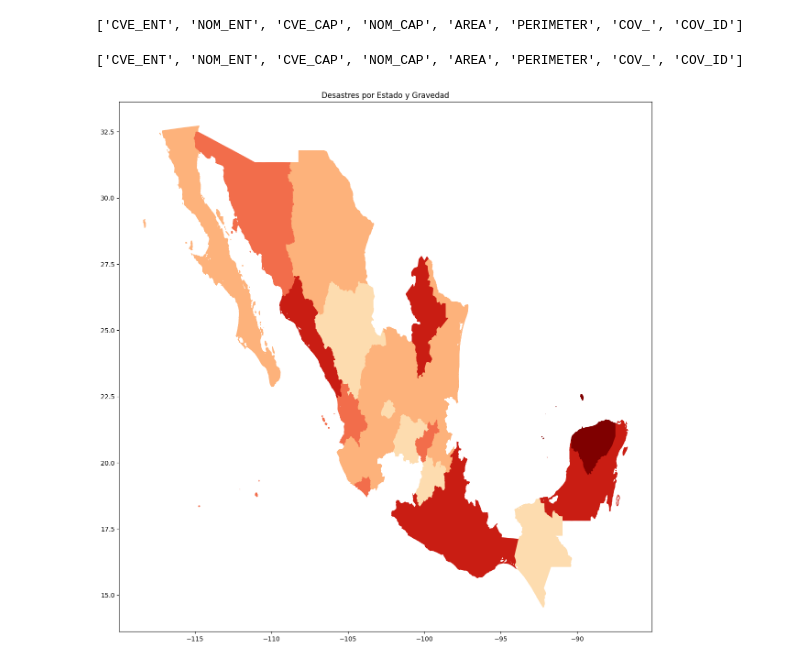
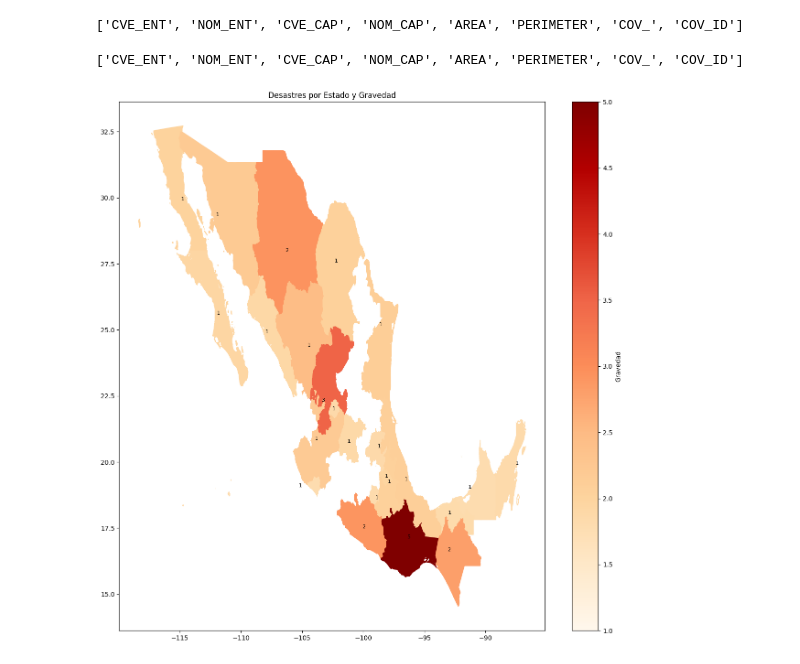
Before and after one commit to Mariyselita/CIP, a Jupyter notebook: Algoritmos_de_clasificación_TAREA_9_CIP.ipynb, the cells around one changed output. Saved outputs shown, nothing was run; the diff lists cells and outputs as text; code cells hidden in the pictures.

```diff
--- a/Algoritmos_de_clasificación_TAREA_9_CIP.ipynb
+++ b/Algoritmos_de_clasificación_TAREA_9_CIP.ipynb
@@ -316,8 +316,21 @@ import shapefile
 import matplotlib.pyplot as plt
 import pandas as pd
 import numpy as np
+import seaborn as sns
 
-# archivo shapefile
+
+combined_df = pd.concat(balanced_datasets_final.values())
+
+state_names = combined_df['Estado'].unique()
+
+# Calcular las frecuencias de desastres por estado
+state_frequencies = combined_df['Estado'].value_counts().reset_index()
+state_frequencies.columns = ['Estado', 'Frecuencia']
+
+# Normalizar la frecuencia para calcular la gravedad (1 a 5)
+state_frequencies['Gravedad'] = (state_frequencies['Frecuencia'] - state_frequencies['Frecuencia'].min()) / (state_frequencies['Frecuencia'].max() - state_frequencies['Frecuencia'].min()) * 4 + 1
+
+# Ruta de los archivos shapefile
 shapefile_path = '/content/drive/My Drive/CIP/ESTADOS.shp'
 
 # Leer el shapefile usando PyShp
@@ -329,49 +342,54 @@ records = sf.records()
 
 # Mostrar los nombres de los campos en el shapefile
 fields = [field[0] for field in sf.fields[1:]]
 print(fields)
 
-# Crear un DataFrame de ejemplo para desastres, asegurando que los nombres de los estados coincidan
-data = {
-    'Estado': [
-        'Aguascalientes', 'Baja California', 'Baja California Sur', 'Campeche', 'Coahuila',
-        'Colima', 'Chiapas', 'Chihuahua', 'Ciudad de México', 'Durango', 'Guanajuato',
-        'Guerrero', 'Hidalgo', 'Jalisco', 'México', 'Michoacán', 'Morelos',
-        'Nayarit', 'Nuevo León', 'Oaxaca', 'Puebla', 'Querétaro', 'Quintana Roo',
-        'San Luis Potosí', 'Sinaloa', 'Sonora', 'Tabasco', 'Tamaulipas', 'Tlaxcala',
-        'Veracruz', 'Yucatán', 'Zacatecas'
-    ],
-    'Gravedad': np.random.randint(1, 6, size=32)  # Gravedad aleatoria entre 1 y 5
-}
-df = pd.DataFrame(data)
-
 # Crear un mapa coloreado según la gravedad (relleno)
 fig, ax = plt.subplots(figsize=(15, 15))
 
 # Dibujar cada estado
 for shapeRec in sf.shapeRecords():
     shape = shapeRec.shape
     record = shapeRec.record
     estado_name = record[fields.index('NOM_ENT')]  # Ajustar al nombre del campo correcto
-    if estado_name in df['Estado'].values:
-        gravedad = df[df['Estado'] == estado_name]['Gravedad'].values[0]
-        color = plt.cm.OrRd(gravedad / df['Gravedad'].max())  # Ajustar la escala de colores
+    if estado_name in state_frequencies['Estado'].values:
+        gravedad = state_frequencies[state_frequencies['Estado'] == estado_name]['Gravedad'].values[0]
+        color = plt.cm.OrRd(gravedad / state_frequencies['Gravedad'].max())  # Ajustar la escala de colores
     else:
         color = 'white'
 
     points = shape.points
     parts = shape.parts
     parts.append(len(points))
 
     for i in range(len(parts) - 1):
         part_points = points[parts[i]:parts[i + 1]]
         x = [p[0] for p in part_points]
         y = [p[1] for p in part_points]
         ax.fill(x, y, color=color)
 
-# Configurar título y mostrar la figura
+# Agregar anotaciones
+for index, row in state_frequencies.iterrows():
+    estado_name = row['Estado']
+    gravedad = row['Gravedad']
+    # Encontrar el centroide del estado para colocar la anotación
+    for shapeRec in sf.shapeRecords():
+        shape = shapeRec.shape
+        record = shapeRec.record
+        if record[fields.index('NOM_ENT')] == estado_name:
+            centroid = np.mean(shape.points, axis=0)
+            ax.text(centroid[0], centroid[1], f'{int(gravedad)}', fontsize=8, ha='center', va='center', color='black')
+
+# Configurar leyenda y título
+cmap = plt.cm.OrRd
+norm = plt.Normalize(vmin=1, vmax=5)
+sm = plt.cm.ScalarMappable(cmap=cmap, norm=norm)
+sm.set_array([])  # Solo para la leyenda
+cbar = plt.colorbar(sm, ax=ax)
+cbar.set_label('Gravedad')
+
 ax.set_title('Desastres por Estado y Gravedad')
 plt.show()
 # %% [output]
 ['CVE_ENT', 'NOM_ENT', 'CVE_CAP', 'NOM_CAP', 'AREA', 'PERIMETER', 'COV_', 'COV_ID']
-[figure, old version]
+[figure, new version]
```
